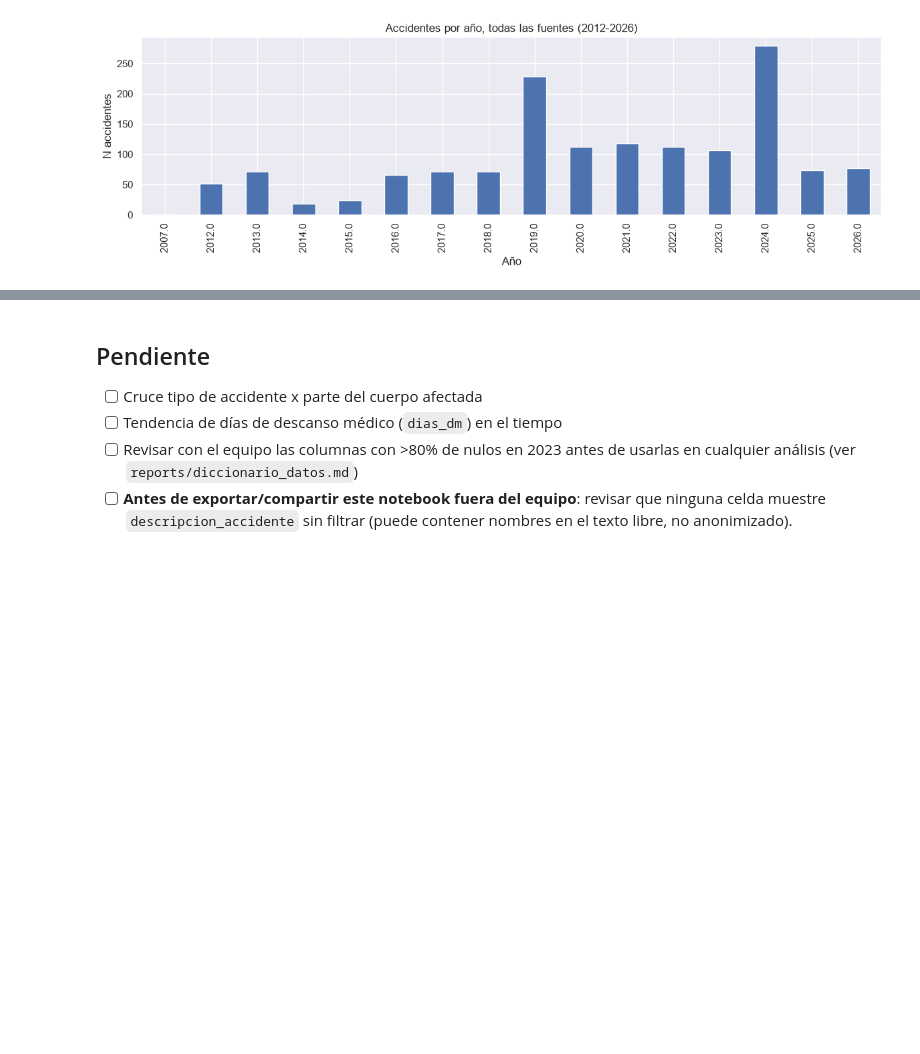
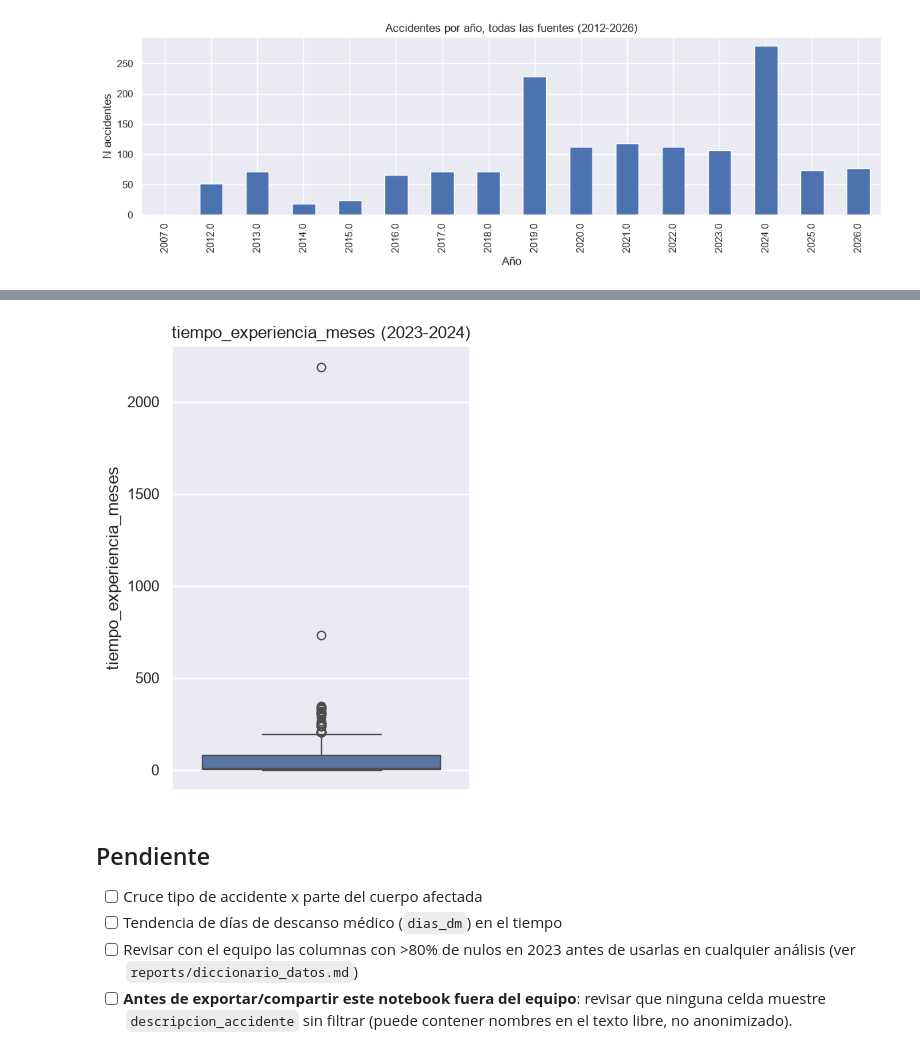
Before and after one commit to Jerimy2021/Applied-Machine-Learning, a Jupyter notebook: notebooks/01_eda_accidentes.ipynb, the cells around one changed output, grey strips where cells are left out. Saved outputs shown, nothing was run; the diff lists cells and outputs as text; code cells hidden in the pictures; blank space fills up the shorter version.

```diff
--- a/notebooks/01_eda_accidentes.ipynb
+++ b/notebooks/01_eda_accidentes.ipynb
@@ -156,3 +261,11 @@ Total incidentes (evento distinto a accidente): 340
+# %%
+fig, ax = plt.subplots(figsize=(4, 5))
+sns.boxplot(y=df["tiempo_experiencia_meses"].dropna(), ax=ax)
+ax.set_title("tiempo_experiencia_meses (2023-2024)")
+fig.tight_layout()
+fig.savefig(FIGURES_DIR / "outliers_boxplot_tiempo_experiencia_meses.png", dpi=100)
+# %% [output]
+[figure, added]
 # %% [markdown]
 ## Pendiente
 
```
Also changed, not shown: parts of 7 cells of this notebook, 3 other files.
